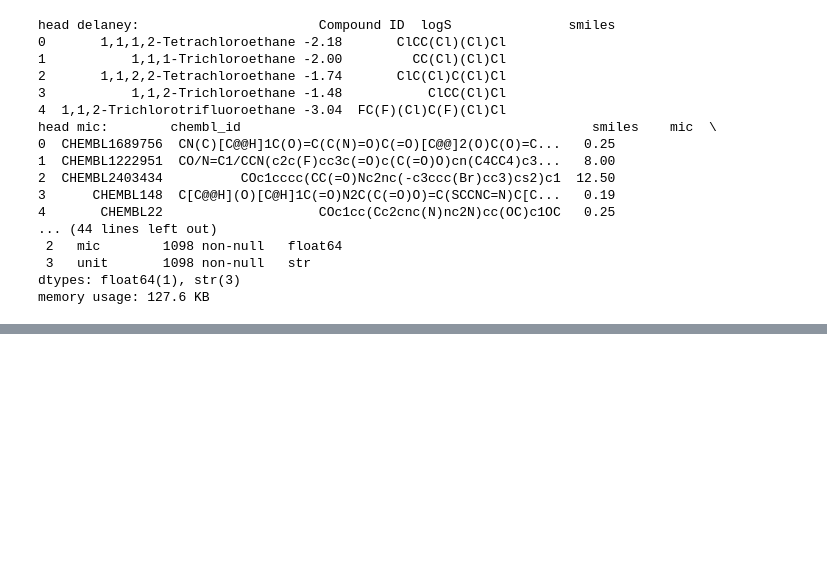
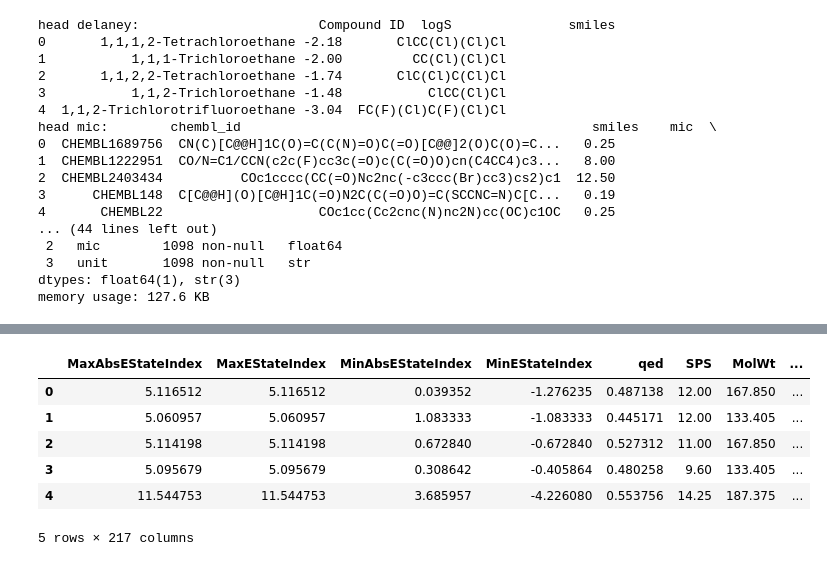
Before and after one commit to chichichi67/ChemicalDataScience103, a Jupyter notebook: assignments/session14_assignment/CH_ass14/RDKit_assignment.ipynb, the cells around one changed output, grey strips where cells are left out. Cells and saved outputs as stored; diff of their text form; code cells hidden in the pictures; blank space fills up the shorter version.

Commit message:
feat: follow data wrangling in lecture

```diff
--- a/assignments/session14_assignment/CH_ass14/RDKit_assignment.ipynb
+++ b/assignments/session14_assignment/CH_ass14/RDKit_assignment.ipynb
@@ -69,9 +88,10 @@ def add_fingerprits(df):
     return df
 # %%
-#test:
-df_delaney_images = add_molecule_images(df_delaney)
+#apply the functions to the dataset
+df_delaney = add_custom_fingerprints(df_delaney)
 #print(df_delaney_images.head())
 
-df_delaney_fingerprints = add_fingerprits(df_delaney)
-print(df_delaney_fingerprints.head())
+#df_delaney_fingerprints = add_fingerprits(df_delaney)
+
+df_delaney.head()
 # %% [output]
@@ -78,0 +104,13 @@ TypeError: No registered converter was able to produce a C++ rvalue of type clas
+# %%
+# function for adding Morgan fingerprint column to the datasets:
+
+def add_morgan_fingerprints(smiles):
+    mol = Chem.MolFromSmiles(smiles)
+    mfpgen = rdFingerprintGenerator.GetMorganGenerator(radius=2,fpSize=2048)
+    fp = mfpgen.GetFingerprint(mol)
+    return fp
+# %%
+#apply the function to the datasets
+df_delaney["morgan_fingerprint"] = df_delaney["smiles"].apply(add_morgan_fingerprints)
+
+df_delaney.head()
@@ -78,0 +124,23 @@ TypeError: No registered converter was able to produce a C++ rvalue of type clas
+# %%
+# calculate RDKit descriptors and store in a new dataframe
+
+def calculate_descriptors (df):
+    mol_list = df['smiles'].apply(Chem.MolFromSmiles)
+    descriptors = []
+    for mol in mol_list:
+        descriptors.append (Descriptors.CalcMolDescriptors(mol))
+    df_descriptors = pd.DataFrame(descriptors)
+    return df_descriptors
+# %%
+#apply to the dataframe
+
+df_delaney_descriptors = calculate_descriptors(df_delaney)
+df_delaney_descriptors.head()
+# %% [output]
+|  | MaxAbsEStateIndex | MaxEStateIndex | MinAbsEStateIndex | MinEStateIndex | qed | SPS | MolWt | ... |
+| 0 | 5.116512 | 5.116512 | 0.039352 | -1.276235 | 0.487138 | 12.00 | 167.850 | ... |
+| 1 | 5.060957 | 5.060957 | 1.083333 | -1.083333 | 0.445171 | 12.00 | 133.405 | ... |
+| 2 | 5.114198 | 5.114198 | 0.672840 | -0.672840 | 0.527312 | 11.00 | 167.850 | ... |
+| 3 | 5.095679 | 5.095679 | 0.308642 | -0.405864 | 0.480258 | 9.60 | 133.405 | ... |
+| 4 | 11.544753 | 11.544753 | 3.685957 | -4.226080 | 0.553756 | 14.25 | 187.375 | ... |
+5 rows × 217 columns
```
Also changed, not shown: parts of 8 cells of this notebook, 5 other files.
